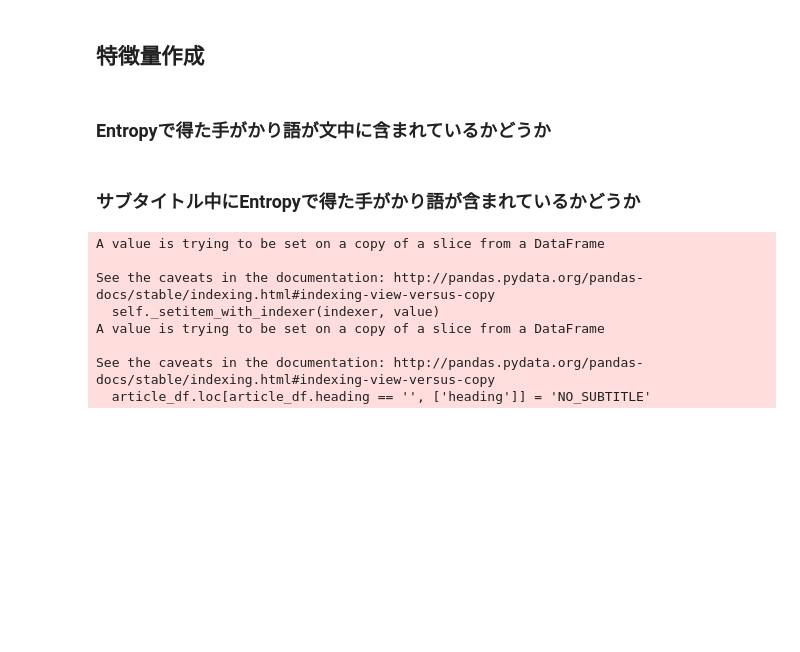
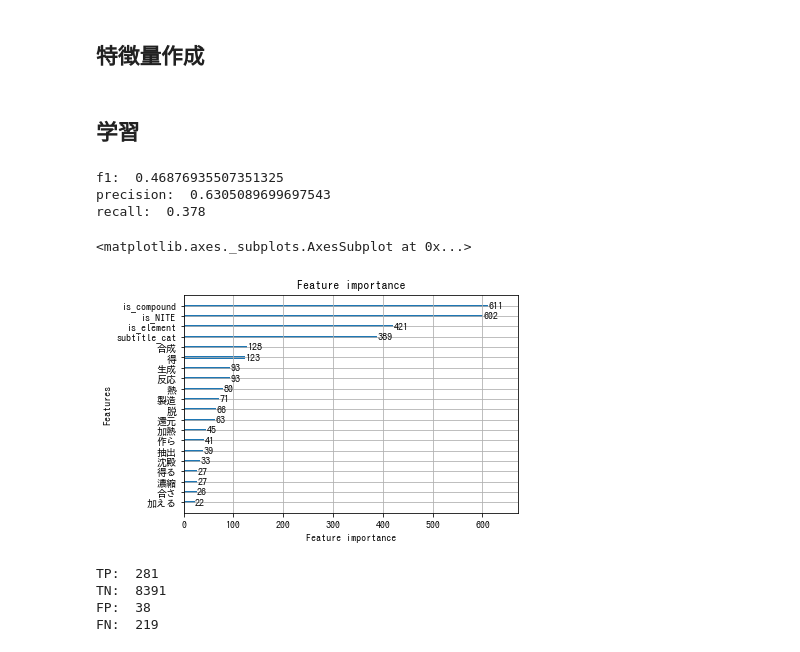
Before and after one commit to yaelanya/shinra-project, a Jupyter notebook: notebook/extraction_production.ipynb, the cells around one changed output. Drawn from its saved outputs; the diff is of its cells as text; code cells hidden in the pictures; blank space fills up the shorter version.

Commit message:
Entropyで抽出した手がかり語+元素・化合物・NITEに存在したカテゴリ名の文中での出現回数
f1:  0.46876935507351325
precision:  0.6305089699697543
recall:  0.378

```diff
--- a/notebook/Untitled.ipynb
+++ b/notebook/extraction_production.ipynb
@@ -167,17 +175,56 @@ entropy_clue_words
 # %% [markdown]
 ## 特徴量作成
+# %%
+train_y = train_sentence_df.label.tolist()
+# %%
+# Entropyで得た手がかり語が文中に含まれているかどうか
+train_X = feature.contains_clue_word(train_sentence_df, entropy_clue_words + ['製造'])
+
+# サブタイトル中にEntropyで得た手がかり語が含まれているかどうか
+train_X["subtitle_cat"] = feature.subtitle_cat(train_sentence_df, entropy_clue_words + ['製造'])
+# %%
+category_in_NITE_df = pd.read_csv("../data/NITE_existence_list.csv")
+category_in_NITE_list = category_in_NITE_df.loc[category_in_NITE_df.label == True].category.tolist()
+compound_list = pd.read_csv("../data/compound_list.csv").rename(columns={"compound": "name"}).name.tolist()
+element_list = pd.read_csv("../data/element_list.csv").name.tolist()
+
+train_X["is_NITE"] = train_sentence_df.sentence.str.findall(util.contains_patt(category_in_NITE_list)).apply(lambda x: len(x))
+train_X["is_compound"] = train_sentence_df.sentence.str.findall(util.contains_patt(compound_list)).apply(lambda x: len(x))
+train_X["is_element"] = train_sentence_df.sentence.str.findall(util.contains_patt(element_list)).apply(lambda x: len(x))
 # %% [markdown]
-### Entropyで得た手がかり語が文中に含まれているかどうか
+## 学習
-# %% [markdown]
-### サブタイトル中にEntropyで得た手がかり語が含まれているかどうか
-# %%
-util.get_subtitle(wiki_sentence_df, wiki_raw_data).to_csv("../data/wikitext_split_sentence.csv", index=False)
-# %% [output]
-A value is trying to be set on a copy of a slice from a DataFrame
-
-See the caveats in the documentation: http://pandas.pydata.org/pandas-docs/stable/indexing.html#indexing-view-versus-copy
-  self._setitem_with_indexer(indexer, value)
-A value is trying to be set on a copy of a slice from a DataFrame
-
-See the caveats in the documentation: http://pandas.pydata.org/pandas-docs/stable/indexing.html#indexing-view-versus-copy
-  article_df.loc[article_df.heading == '', ['heading']] = 'NO_SUBTITLE'
+# %%
+model = lgb.LGBMClassifier(is_unbalance=False)
+
+scores = cross_validate(model, train_X, train_y, scoring=['f1', 'precision', 'recall'], cv=5)
+
+print("f1: ", scores['test_f1'].mean())
+print("precision: ", scores['test_precision'].mean())
+print("recall: ", scores['test_recall'].mean())
+# %% [output]
+f1:  0.46876935507351325
+precision:  0.6305089699697543
+recall:  0.378
+# %%
+model.fit(train_X, train_y)
+lgb.plot_importance(model)
+# %% [output]
+<matplotlib.axes._subplots.AxesSubplot at 0x...>
+[figure, added]
+# %%
+predict = model.predict(train_X)
+
+TP_index = np.where((predict == train_y) & (predict == 1))[0]
+TN_index = np.where((predict == train_y) & (predict == 0))[0]
+FP_index = np.where((predict != train_y) & (predict == 1))[0]
+FN_index = np.where((predict != train_y) & (predict == 0))[0]
+
+print("TP: ", len(TP_index))
+print("TN: ", len(TN_index))
+print("FP: ", len(FP_index))
+print("FN: ", len(FN_index))
+# %% [output]
+TP:  281
+TN:  8391
+FP:  38
+FN:  219
```
Also changed, not shown: parts of 3 cells of this notebook, 1 other file.
